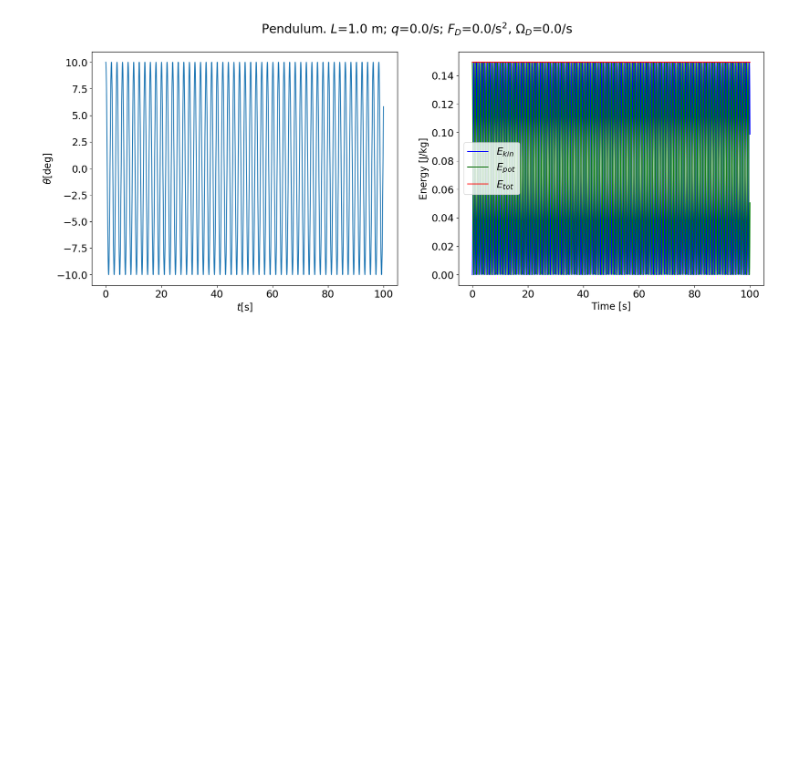
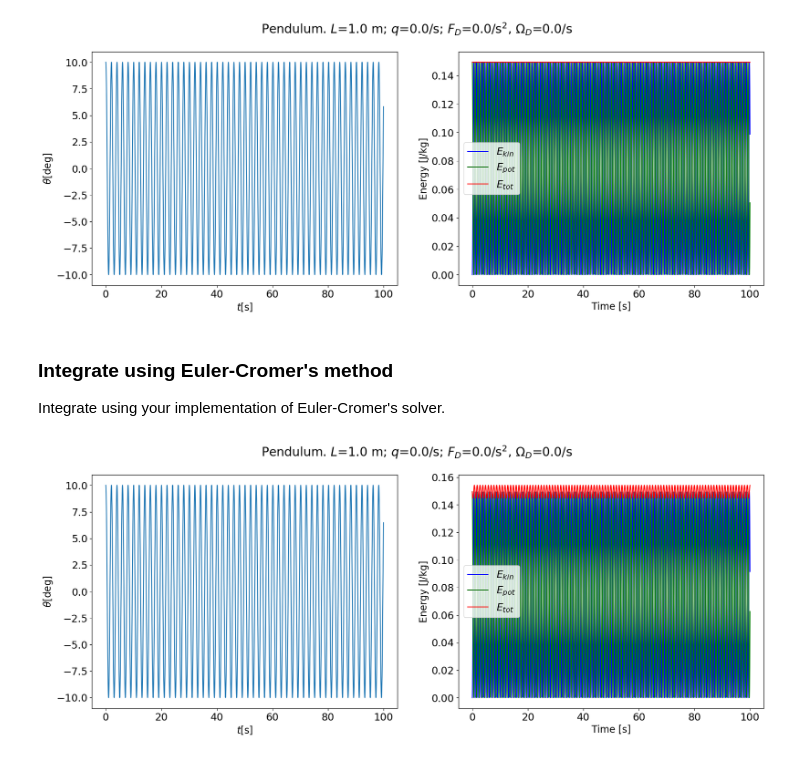
Before and after one commit to keithonpy/Scientific_Computing, a Jupyter notebook: 3. Harmonic Motion/harmonic_motion.ipynb, the cells around one changed output. Saved outputs shown, nothing was run; the diff lists cells and outputs as text; code cells hidden in the pictures; blank space fills up the shorter version.

Commit message:
add plot of euler cromer method

```diff
--- a/3. Harmonic Motion/harmonic_motion.ipynb
+++ b/3. Harmonic Motion/harmonic_motion.ipynb
@@ -439,3 +439,13 @@ solver = solvers.RK4Solver(pend)
 makePlots(solver)
 # %% [output]
 [figure]
+# %% [markdown]
+### Integrate using Euler-Cromer's method
+
+Integrate using your implementation of Euler-Cromer's solver.
+# %%
+# Run EC on the same pendulum, and make the plots
+ECsolver = EulerCromerSolver(pend)
+makePlots(ECsolver,dt=0.02,t1=100)
+# %% [output]
+[figure, added]
```
